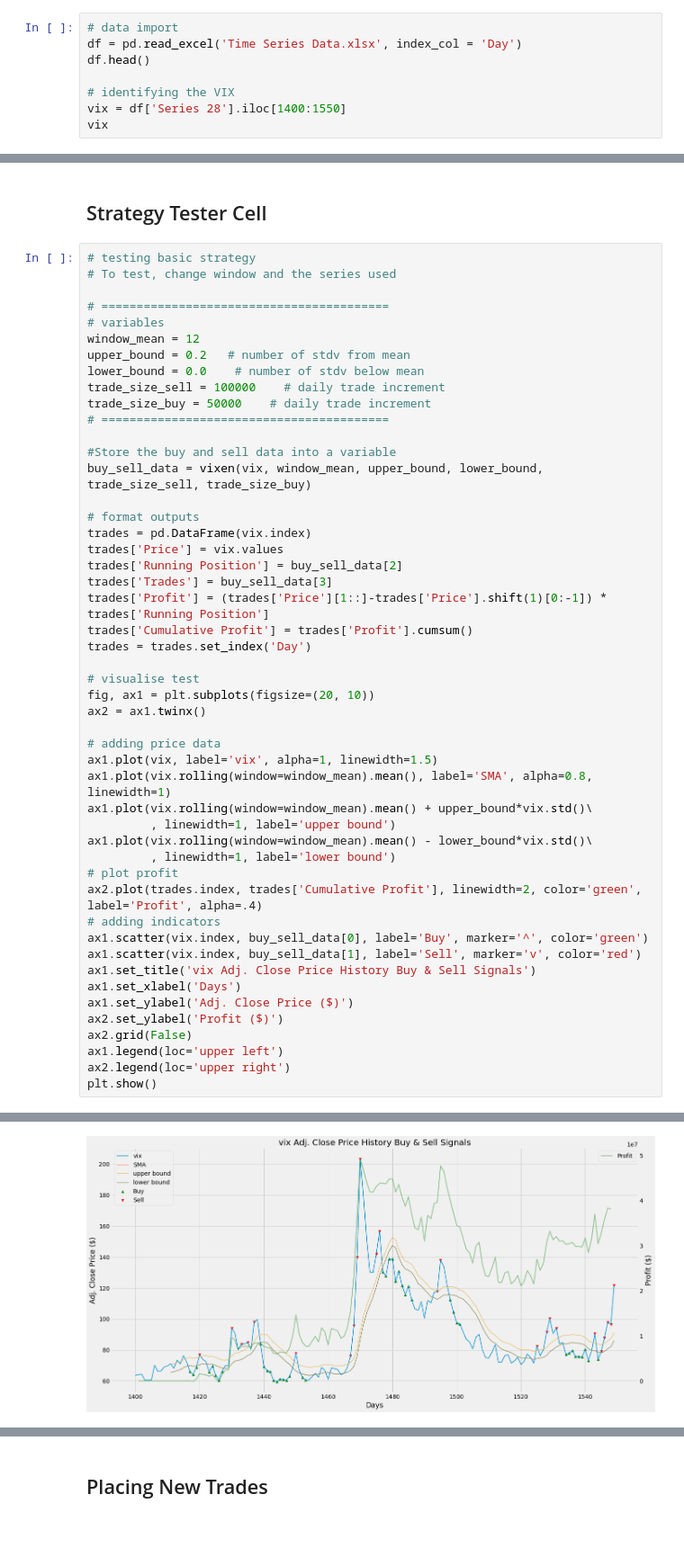
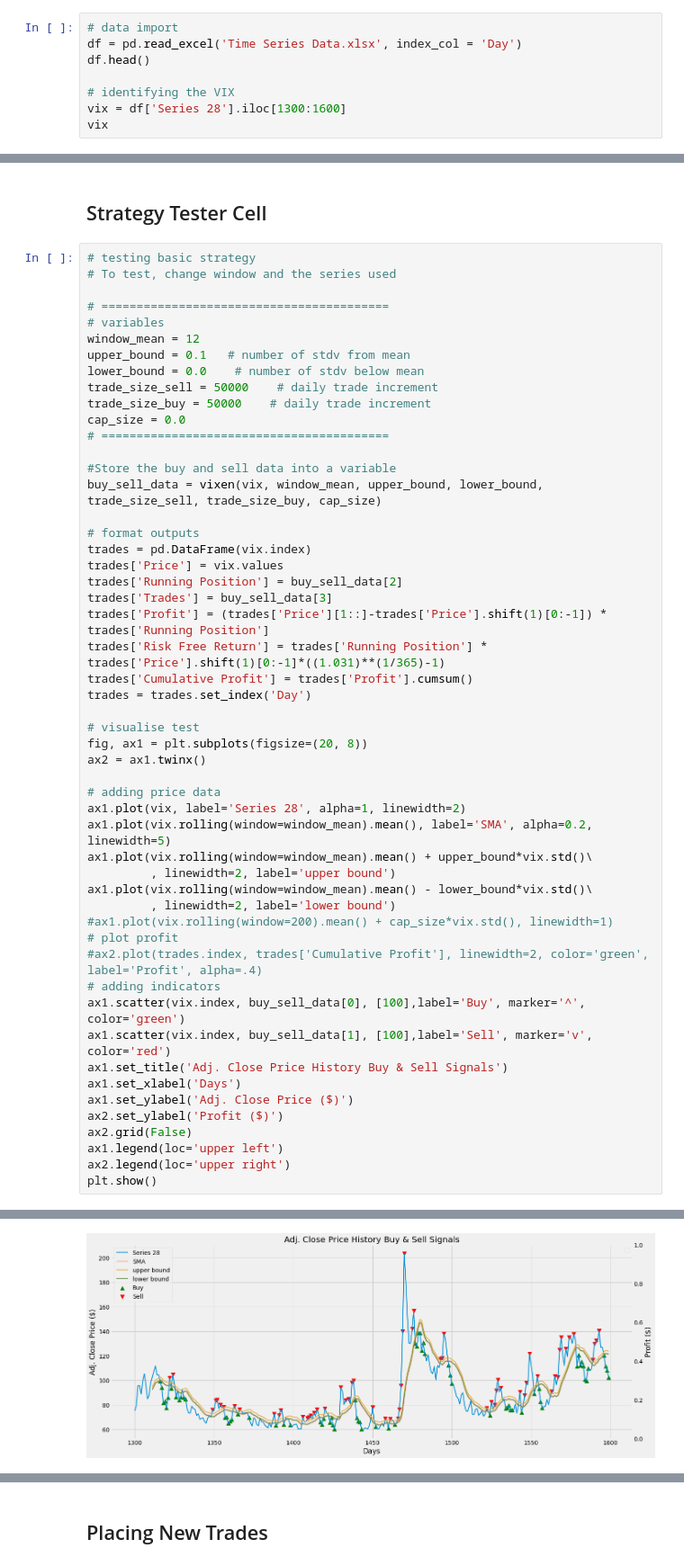
Before and after one commit to oscarwoodi/BHProj2Team1, a Jupyter notebook: VIX_.ipynb, the cells around one changed output, grey strips where cells are left out. Shown at 90% size. Drawn from its saved outputs; the diff is of its cells as text; blank space fills up the shorter version.

Commit message:
risk metrics

```diff
--- a/VIX_.ipynb
+++ b/VIX_.ipynb
@@ -24,7 +24,7 @@ df = pd.read_excel('Time Series Data.xlsx', index_col = 'Day')
 df.head()
 
 # identifying the VIX
-vix = df['Series 28'].iloc[1400:1550]
+vix = df['Series 28'].iloc[1300:1600]
 vix
 # %% [output]
 Day
@@ -170,14 +150,15 @@ trades.head(25)
 # =========================================
 # variables
 window_mean = 12
-upper_bound = 0.2   # number of stdv from mean
+upper_bound = 0.1   # number of stdv from mean
 lower_bound = 0.0    # number of stdv below mean
-trade_size_sell = 100000    # daily trade increment
+trade_size_sell = 50000    # daily trade increment
 trade_size_buy = 50000    # daily trade increment
+cap_size = 0.0
 # =========================================
 
 #Store the buy and sell data into a variable
-buy_sell_data = vixen(vix, window_mean, upper_bound, lower_bound, trade_size_sell, trade_size_buy)
+buy_sell_data = vixen(vix, window_mean, upper_bound, lower_bound, trade_size_sell, trade_size_buy, cap_size)
 
 # format outputs
 trades = pd.DataFrame(vix.index)
@@ -185,26 +166,28 @@ trades['Price'] = vix.values
 trades['Running Position'] = buy_sell_data[2]
 trades['Trades'] = buy_sell_data[3]
 trades['Profit'] = (trades['Price'][1::]-trades['Price'].shift(1)[0:-1]) * trades['Running Position']
+trades['Risk Free Return'] = trades['Running Position'] * trades['Price'].shift(1)[0:-1]*((1.031)**(1/365)-1)
 trades['Cumulative Profit'] = trades['Profit'].cumsum()
 trades = trades.set_index('Day')
 
 # visualise test
-fig, ax1 = plt.subplots(figsize=(20, 10))
+fig, ax1 = plt.subplots(figsize=(20, 8))
 ax2 = ax1.twinx()
 
 # adding price data
-ax1.plot(vix, label='vix', alpha=1, linewidth=1.5)
-ax1.plot(vix.rolling(window=window_mean).mean(), label='SMA', alpha=0.8, linewidth=1)
+ax1.plot(vix, label='Series 28', alpha=1, linewidth=2)
+ax1.plot(vix.rolling(window=window_mean).mean(), label='SMA', alpha=0.2, linewidth=5)
 ax1.plot(vix.rolling(window=window_mean).mean() + upper_bound*vix.std()\
-         , linewidth=1, label='upper bound')
+         , linewidth=2, label='upper bound')
 ax1.plot(vix.rolling(window=window_mean).mean() - lower_bound*vix.std()\
-         , linewidth=1, label='lower bound')
+         , linewidth=2, label='lower bound')
+#ax1.plot(vix.rolling(window=200).mean() + cap_size*vix.std(), linewidth=1)
 # plot profit
-ax2.plot(trades.index, trades['Cumulative Profit'], linewidth=2, color='green', label='Profit', alpha=.4)
+#ax2.plot(trades.index, trades['Cumulative Profit'], linewidth=2, color='green', label='Profit', alpha=.4)
 # adding indicators
-ax1.scatter(vix.index, buy_sell_data[0], label='Buy', marker='^', color='green')
-ax1.scatter(vix.index, buy_sell_data[1], label='Sell', marker='v', color='red')
-ax1.set_title('vix Adj. Close Price History Buy & Sell Signals')
+ax1.scatter(vix.index, buy_sell_data[0], [100],label='Buy', marker='^', color='green')
+ax1.scatter(vix.index, buy_sell_data[1], [100],label='Sell', marker='v', color='red')
+ax1.set_title('Adj. Close Price History Buy & Sell Signals')
 ax1.set_xlabel('Days')
 ax1.set_ylabel('Adj. Close Price ($)')
 ax2.set_ylabel('Profit ($)')
@@ -216,4 +200,4 @@ plt.show()
-[figure, old version]
+[figure, new version]
 # %%
 # Plotting Returns
 fig, ax1 = plt.subplots(figsize=(20, 10))
```
Also changed, not shown: parts of 12 cells of this notebook, 5 other files.
